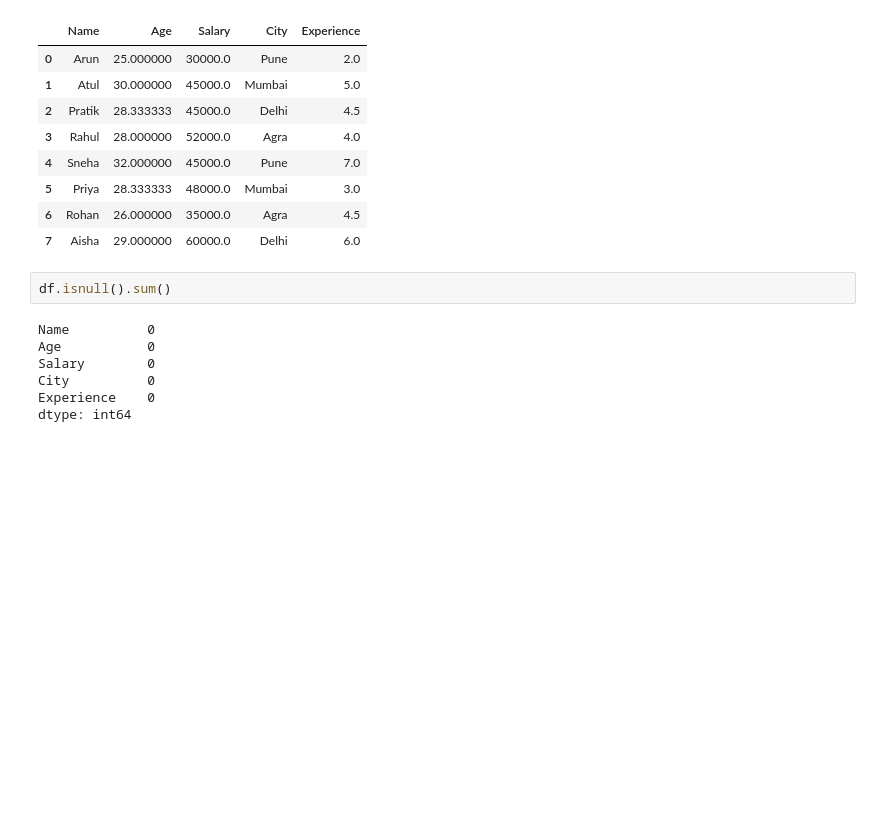
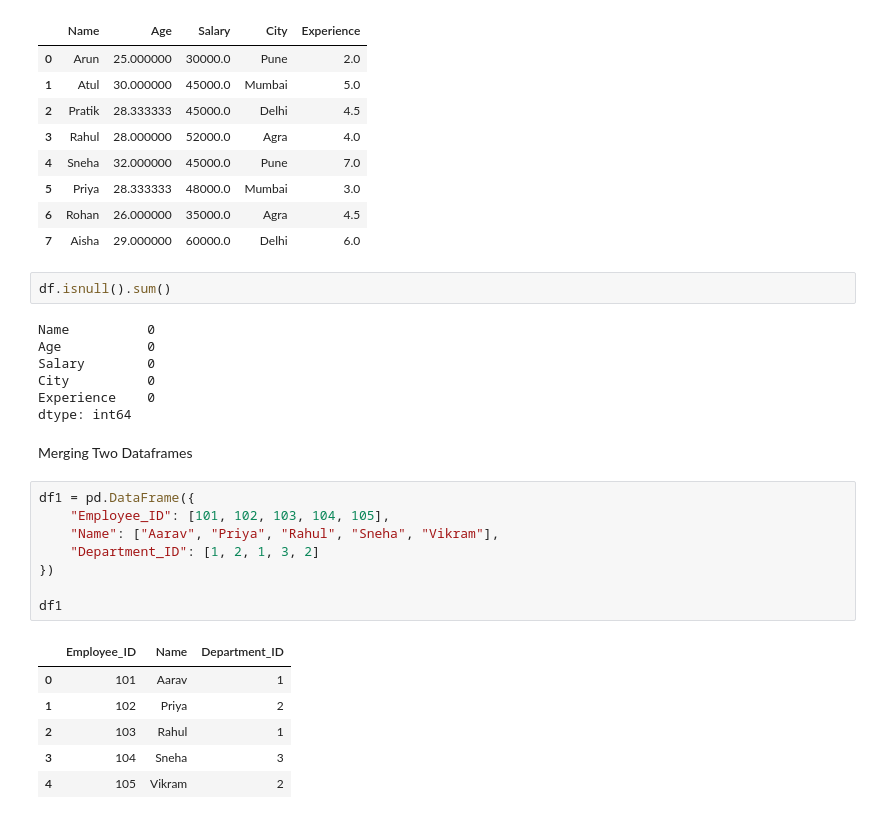
Before and after one commit to pamithkodekal/Python, a Jupyter notebook: pandasNotebook/Pandas.ipynb, the cells around one changed output. Drawn from its saved outputs; the diff is of its cells as text; blank space fills up the shorter version.

```diff
--- a/pandasNotebook/Pandas.ipynb
+++ b/pandasNotebook/Pandas.ipynb
@@ -366,3 +368,20 @@ Salary        0
 City          0
 Experience    0
 dtype: int64
+# %% [markdown]
+Merging  Two Dataframes
+# %%
+df1 = pd.DataFrame({
+    "Employee_ID": [101, 102, 103, 104, 105],
+    "Name": ["Aarav", "Priya", "Rahul", "Sneha", "Vikram"],
+    "Department_ID": [1, 2, 1, 3, 2]
+})
+
+df1
+# %% [output]
+|  | Employee_ID | Name | Department_ID |
+| 0 | 101 | Aarav | 1 |
+| 1 | 102 | Priya | 2 |
+| 2 | 103 | Rahul | 1 |
+| 3 | 104 | Sneha | 3 |
+| 4 | 105 | Vikram | 2 |
```
Also changed, not shown: parts of 4 cells of this notebook.
